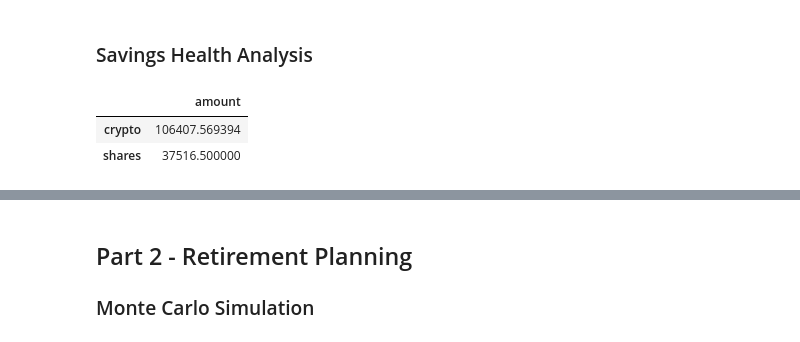
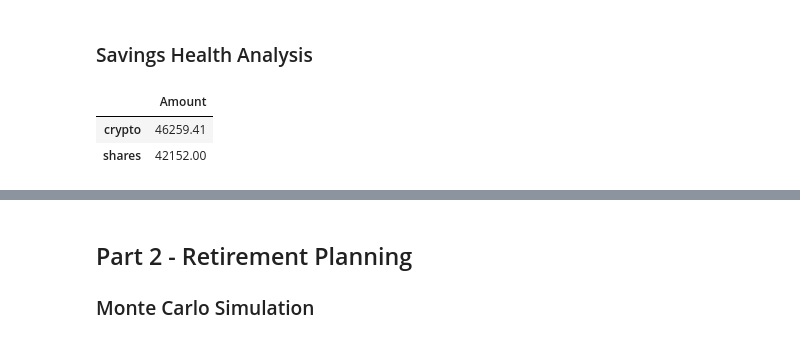
Before and after one commit to jjcode-fintech/financial-planner, a Jupyter notebook: financial-planner.ipynb, the cells around one changed output, grey strips where cells are left out. Drawn from its saved outputs; the diff is of its cells as text; code cells hidden in the pictures.

```diff
--- a/financial-planner.ipynb
+++ b/financial-planner.ipynb
@@ -119,13 +106,15 @@ my_agg = 200
 my_spy = 50
 # %%
 # Set Alpaca API key and secret
-# YOUR CODE HERE!
+alpaca_api_key = os.getenv("ALPACA_API_KEY")
+alpaca_secret_key = os.getenv("ALPACA_SECRET_KEY")
 
 # Create the Alpaca API object
-# YOUR CODE HERE!
+alpaca_api = tradeapi.REST(alpaca_api_key, alpaca_secret_key, api_version = "v2")
 # %%
 # Format current date as ISO format
-# YOUR CODE HERE!
+start_date_shares = pd.Timestamp("2023-07-01", tz="America/New_York").isoformat()
+current_date_shares = pd.Timestamp("2023-07-17", tz="America/New_York").isoformat()
 
 # Set the tickers
 tickers = ["AGG", "SPY"]
@@ -134,16 +123,20 @@ tickers = ["AGG", "SPY"]
 timeframe = "1Day"
 
 # Get current closing prices for SPY and AGG
-# YOUR CODE HERE!
+close_price_df = alpaca_api.get_bars(tickers,  timeframe, start = start_date_shares, end = current_date_shares).df
 
 # Reorganize the DataFrame
 # Separate ticker data
-# YOUR CODE HERE!
-
+AGG = close_price_df[close_price_df["symbol"]=="AGG"].drop("symbol", axis=1)
+SPY = close_price_df[close_price_df["symbol"]=="SPY"].drop("symbol", axis=1)
 
 # Concatenate the ticker DataFrames
-# YOUR CODE HERE!
+combo_close_price_df = pd.concat([AGG, SPY],axis=1, keys=["AGG","SPY"])
+
+# change timestamp to date, set column as index and sort by date
+combo_close_price_df.index = combo_close_price_df.index.date
+# combo_close_price_df.sort_index(ascending=False)
 
 # Preview DataFrame
-# YOUR CODE HERE!
+combo_close_price_df.tail()
 # %% [output]
@@ -158,6 +150,7 @@ timeframe = "1Day"
 # %%
 # Pick AGG and SPY close prices
-# YOUR CODE HERE!
+agg_close_price = float(combo_close_price_df["AGG"]["close"][-1])
+spy_close_price = float(combo_close_price_df["SPY"]["close"][-1])
 
 # Print AGG and SPY close prices
 print(f"Current AGG closing price: ${agg_close_price}")
@@ -168,6 +161,8 @@ Current SPY closing price: $282.73
 # %%
 # Compute the current value of shares
-# YOUR CODE HERE!
+my_spy_value = spy_close_price * my_spy
+my_agg_value = agg_close_price * my_agg
+
 
 # Print current value of shares
 print(f"The current value of your {my_spy} SPY shares is ${my_spy_value:0.2f}")
@@ -179,17 +174,19 @@ The current value of your 200 AGG shares is $23380.00
 ### Savings Health Analysis
 # %%
 # Set monthly household income
-# YOUR CODE HERE!
+monthly_income = 12000
 
 # Consolidate financial assets data
-# YOUR CODE HERE!
+crypto_assets = my_btc_value + my_eth_value
+shares_assets = my_spy_value + my_agg_value
+asset_data = {'Amount': [crypto_assets, shares_assets]}
 
 # Create savings DataFrame
-# YOUR CODE HERE!
+savings_df = pd.DataFrame(asset_data, index=['crypto', 'shares'], columns=['Amount'])
 
 # Display savings DataFrame
-display(df_savings)
+display(savings_df)
 # %% [output]
-|  | amount |
-| crypto | 106407.569394 |
-| shares | 37516.500000 |
+|  | Amount |
+| crypto | 46259.41 |
+| shares | 42152.00 |
```
Also changed, not shown: parts of 14 cells of this notebook, 2 other files.
